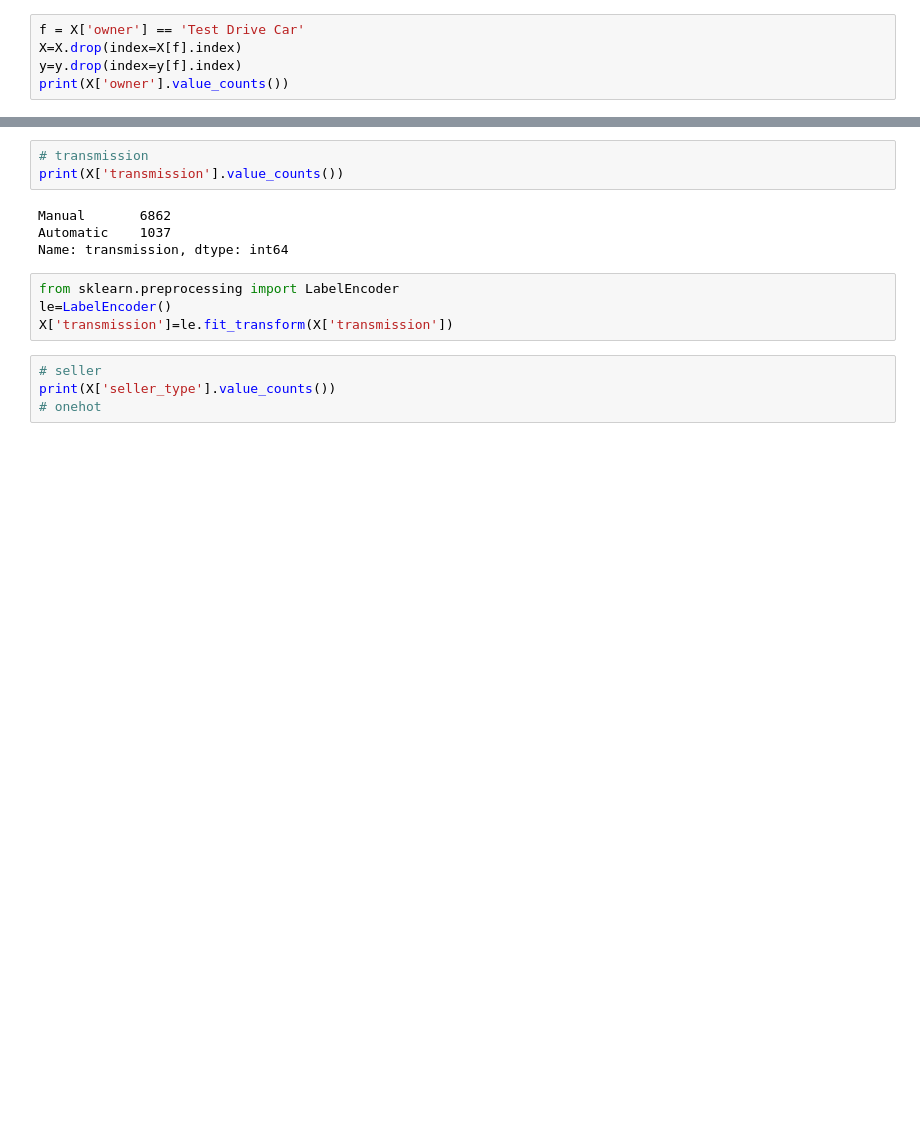
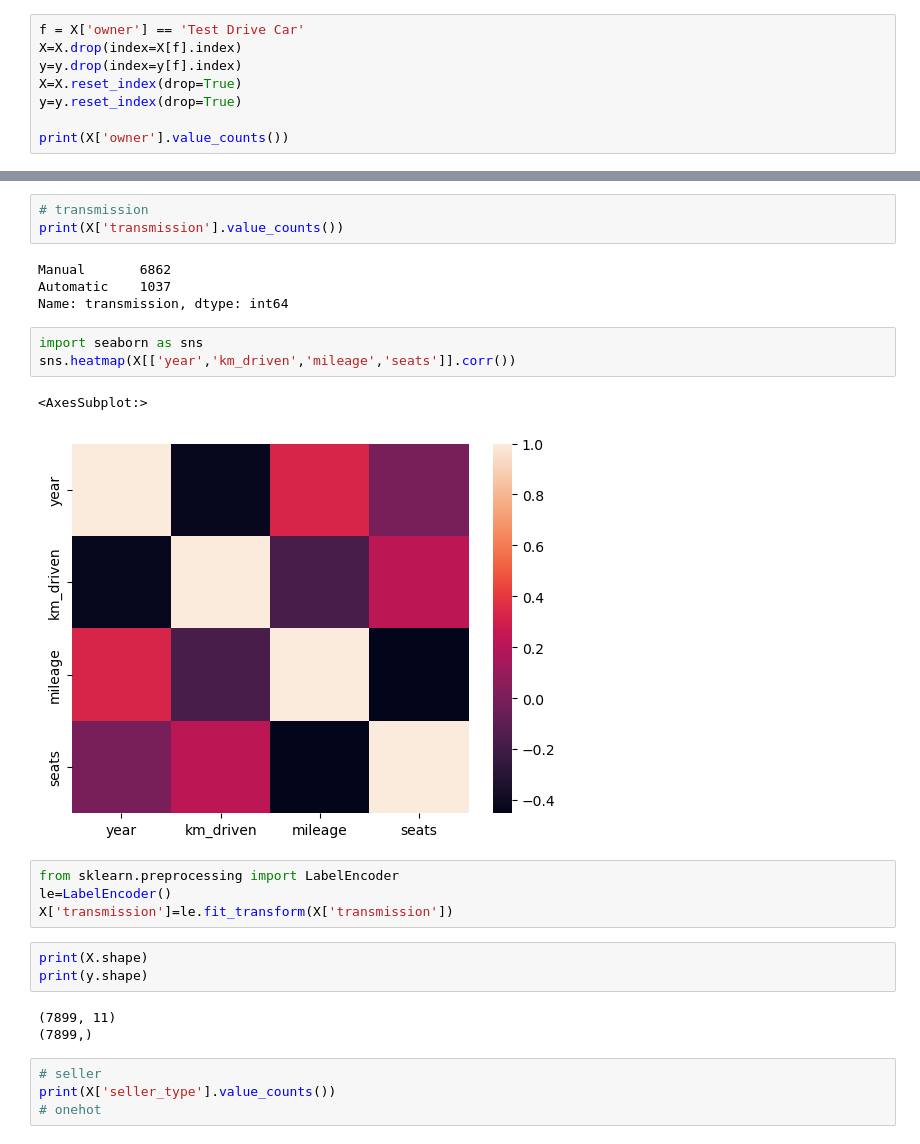
Before and after one commit to basavbamrah/training-sem-7, a Jupyter notebook: basics_7_Cars.ipynb, the cells around one changed output, grey strips where cells are left out. Drawn from its saved outputs; the diff is of its cells as text; blank space fills up the shorter version.

```diff
--- a/basics_7_Cars.ipynb
+++ b/basics_7_Cars.ipynb
@@ -249,6 +261,9 @@ plt.show()
 f = X['owner'] == 'Test Drive Car'
 X=X.drop(index=X[f].index)
 y=y.drop(index=y[f].index)
+X=X.reset_index(drop=True)
+y=y.reset_index(drop=True)
+
 print(X['owner'].value_counts())
 # %% [output]
 First Owner             5214
@@ -281,10 +308,22 @@ print(X['transmission'].value_counts())
 Manual       6862
 Automatic    1037
 Name: transmission, dtype: int64
+# %%
+import seaborn as sns
+sns.heatmap(X[['year','km_driven','mileage','seats']].corr())
+# %% [output]
+<AxesSubplot:>
+[figure, added]
 # %%
 from sklearn.preprocessing import LabelEncoder
 le=LabelEncoder()
 X['transmission']=le.fit_transform(X['transmission'])
+# %%
+print(X.shape)
+print(y.shape)
+# %% [output]
+(7899, 11)
+(7899,)
 # %%
 # seller
 print(X['seller_type'].value_counts())
```
Also changed, not shown: parts of 14 cells of this notebook, 1 other file.
